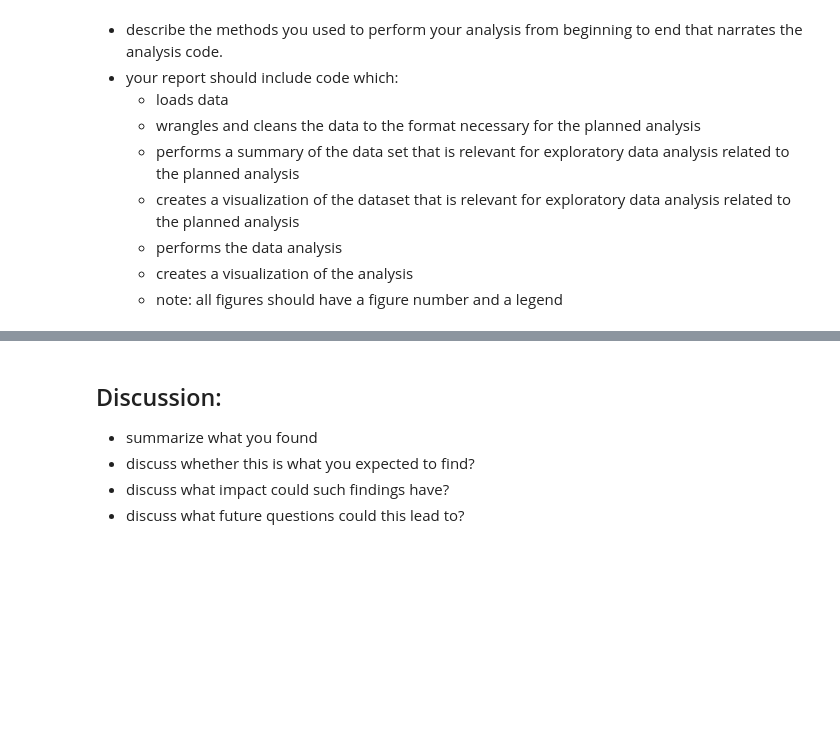
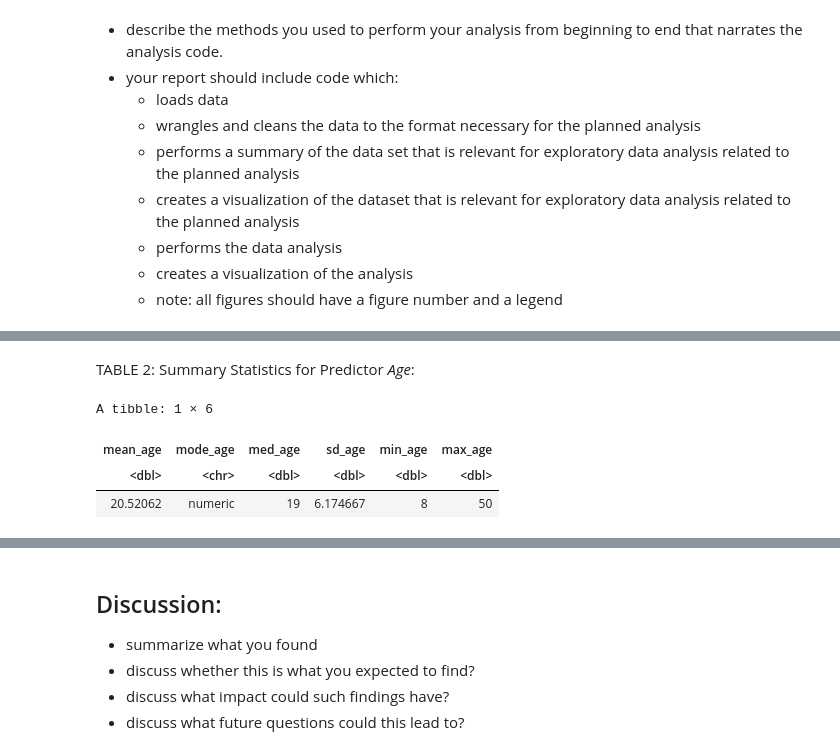
Before and after one commit to Rafee1012/dsci-100-group-project-10, a Jupyter notebook: project_final_report.ipynb, the cells around one changed output, grey strips where cells are left out. Drawn from its saved outputs; the diff is of its cells as text; code cells hidden in the pictures; blank space fills up the shorter version.

```diff
--- a/project_final_report.ipynb
+++ b/project_final_report.ipynb
@@ -69,0 +132,15 @@ Summarising data relevant for planned analysis. (EXPLAIN THE PREDICTORS OF CHOIC
+# %% [markdown]
+TABLE 2: Summary Statistics for Predictor *Age*:
+# %%
+summary_Age <- players |>
+    mutate(mean_age = mean(Age, na.rm = TRUE), mode_age = mode(Age), med_age = median(Age, na.rm = TRUE),
+           sd_age = sd(Age, na.rm = TRUE), min_age = min(Age, na.rm = TRUE), max_age = max(Age, na.rm = TRUE)) |>
+    select(-played_hours, -subscribe, -Age) |>
+    slice_head(n = 1)
+
+summary_Age
+# %% [output]
+A tibble: 1 × 6
+| mean_age | mode_age | med_age | sd_age | min_age | max_age |
+| <dbl> | <chr> | <dbl> | <dbl> | <dbl> | <dbl> |
+| 20.52062 | numeric | 19 | 6.174667 | 8 | 50 |
```
Also changed, not shown: parts of 39 cells of this notebook.
